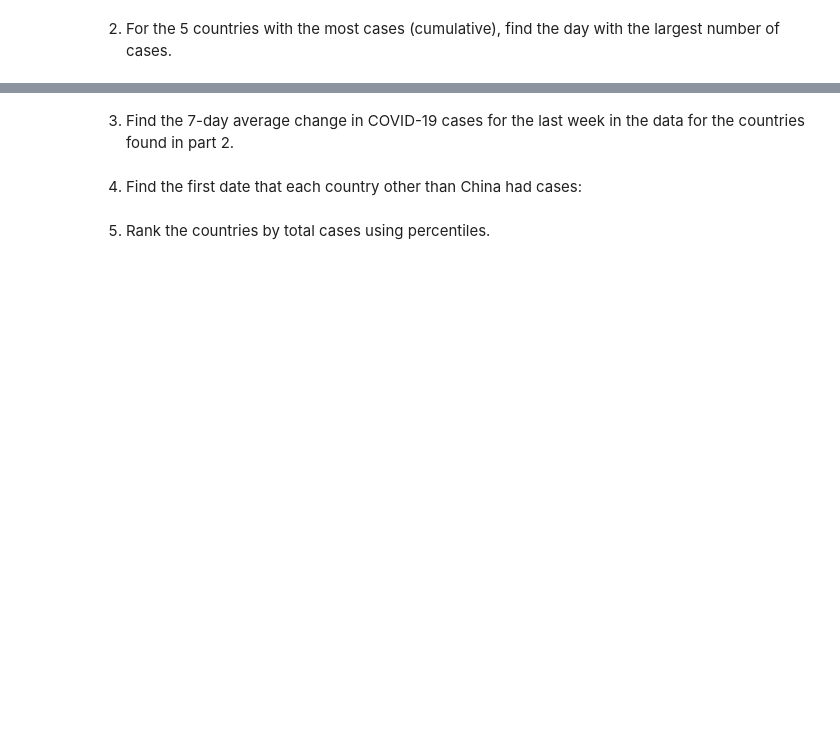
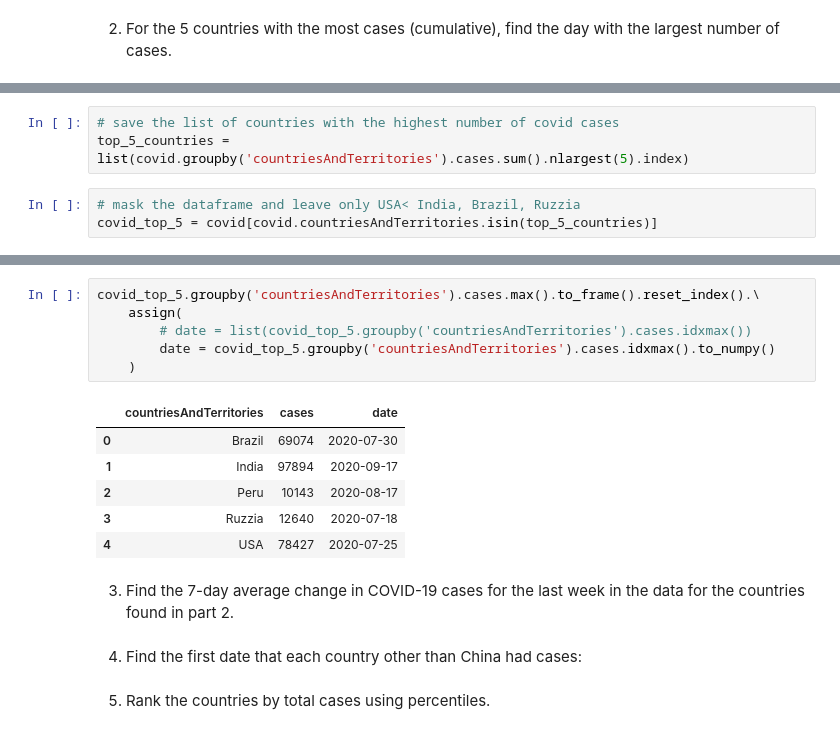
Before and after one commit to nadia-paz/ds-learning, a Jupyter notebook: data_analysis_pandas/09_exercises.ipynb, the cells around one changed output, grey strips where cells are left out. Cells and saved outputs as stored; diff of their text form; blank space fills up the shorter version.

```diff
--- a/data_analysis_pandas/09_exercises.ipynb
+++ b/data_analysis_pandas/09_exercises.ipynb
@@ -732,0 +773,6 @@ covid.rename({'United_States_of_America':'USA',
+# %%
+# save the list of countries with the highest number of covid cases
+top_5_countries = list(covid.groupby('countriesAndTerritories').cases.sum().nlargest(5).index)
+# %%
+# mask the dataframe and leave only USA< India, Brazil, Ruzzia
+covid_top_5 = covid[covid.countriesAndTerritories.isin(top_5_countries)]
@@ -733,3 +809,16 @@ covid.rename({'United_States_of_America':'USA',
+# %%
+covid_top_5.groupby('countriesAndTerritories').cases.max().to_frame().reset_index().\
+    assign(
+        # date = list(covid_top_5.groupby('countriesAndTerritories').cases.idxmax())
+        date = covid_top_5.groupby('countriesAndTerritories').cases.idxmax().to_numpy()
+    )
+# %% [output]
+|  | countriesAndTerritories | cases | date |
+| 0 | Brazil | 69074 | 2020-07-30 |
+| 1 | India | 97894 | 2020-09-17 |
+| 2 | Peru | 10143 | 2020-08-17 |
+| 3 | Ruzzia | 12640 | 2020-07-18 |
+| 4 | USA | 78427 | 2020-07-25 |
 # %% [markdown]
 3. Find the 7-day average change in COVID-19 cases for the last week in the data for the countries found in part 2.
 # %% [markdown]
```
Also changed, not shown: parts of 11 cells of this notebook.
